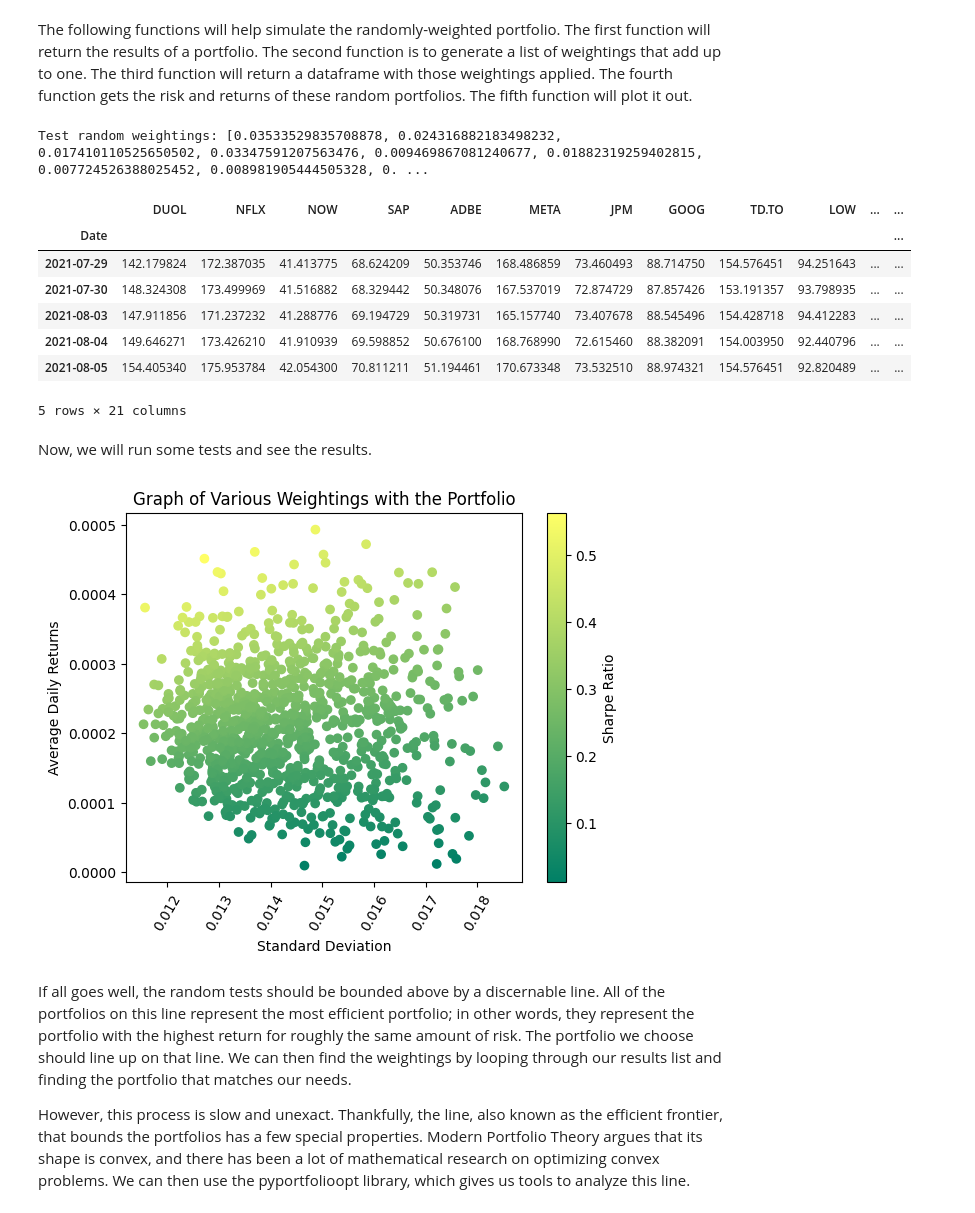
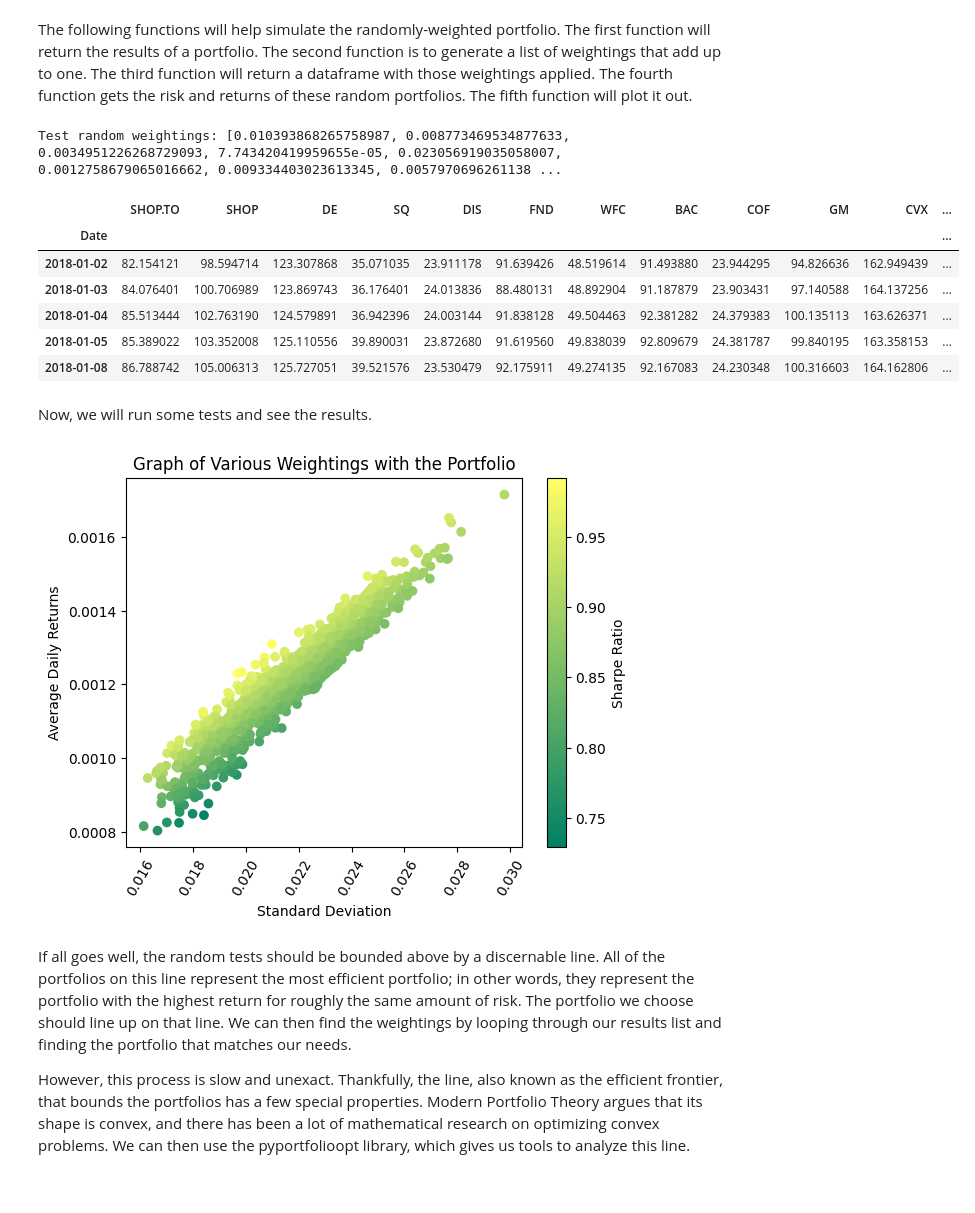
Before and after one commit to JasonLi14/Portfolio-Analyzer, a Jupyter notebook: Portfolio_Analyst.ipynb, the cells around one changed output. Cells and saved outputs as stored; diff of their text form; code cells hidden in the pictures.

```diff
--- a/Portfolio_Analyst.ipynb
+++ b/Portfolio_Analyst.ipynb
@@ -138,12 +141,12 @@ This function will the remaining stocks have enough history and also converts al
 Throughout the file, we will be using the following dates to gather data. You can change the range of history by changing the value of the variables below:
 # %%
 start = '2018-01-01'
-end = '2023-11-22'
-cutoff = '2023-01-04'
+end = '2024-11-29'
+cutoff = '2021-01-04'
 
-test_start = end
-test_end = "2024-11-29"
-cash = 2000
+test_start = "2023-11-29"
+test_end = "2024-12-02"
+cash = 1536.49
 # %% [markdown]
 The following function will retrieve close prices for specific stocks. We will call it to retrieve data for the valid stocks from Tickers.csv determined above.
 # %%
@@ -713,7 +715,7 @@ def applyWeightings(df: pd.DataFrame, weightings: list, investment: int) -> pd.D
     for column in df.columns.values:
         # find shares
         shares = investment / df[column].iloc[0]
-        df[column] *= shares * weightings[i]
+        df[column] = df[column] * shares * weightings[i]
         i = i + 1
     return df
 # Example
@@ -727,42 +729,41 @@ def simulateRandom(tests: int, stock_data: pd.DataFrame) -> Tuple[list, list, fl
     # Simulates tests amount of tests with random weightings
     stocks_amount = len(test_data.columns)
     results = [[], [], []]
     min_std = 1000  # We want to find the minimum and maximum standard deviations later
     max_std = -1000
     weighting_record = []
     for test in range(tests):  # simulate a set amount of tests
         weightings = getRandomWeightings(stocks_amount, 0.03)
         weighted_df = applyWeightings(test_data, weightings, cash)  # Find df with weightings
         avg_return, std = getPortfolioResults(weighted_df)  # Find metrics for performance
         results[0].append(avg_return)
         results[1].append(std)
         results[2].append(avg_return / std * (252 ** 0.5))
         min_std = min(std, min_std)
         max_std = max(std, max_std)
         weighting_record.append(weightings)
     return results, weighting_record, min_std, max_std
 
 
 def plotSimulation(results: list):
     x = results[1]  # Get the risk/standard deviation
     y = results[0]  # Get the return
     colors = results[2]  # Use Sharpe Ratio to determine color
     plt.scatter(x, y, c=colors, cmap='summer')
     plt.title("Graph of Various Weightings with the Portfolio")
     plt.xlabel("Standard Deviation")
     plt.xticks(rotation=60)
     plt.ylabel("Average Daily Returns")
     plt.colorbar(label="Sharpe Ratio")
 # %% [output]
-Test random weightings: [0.03533529835708878, 0.024316882183498232, 0.017410110525650502, 0.03347591207563476, 0.009469867081240677, 0.01882319259402815, 0.007724526388025452, 0.008981905444505328, 0. ...
+Test random weightings: [0.010393868265758987, 0.008773469534877633, 0.0034951226268729093, 7.743420419959655e-05, 0.023056919035058007, 0.0012758679065016662, 0.009334403023613345, 0.0057970696261138 ...
-|  | DUOL | NFLX | NOW | SAP | ADBE | META | JPM | GOOG | TD.TO | LOW | ... | ... |
+|  | SHOP.TO | SHOP | DE | SQ | DIS | FND | WFC | BAC | COF | GM | CVX | ... |
 | Date |  |  |  |  |  |  |  |  |  |  |  | ... |
-| 2021-07-29 | 142.179824 | 172.387035 | 41.413775 | 68.624209 | 50.353746 | 168.486859 | 73.460493 | 88.714750 | 154.576451 | 94.251643 | ... | ... |
-| 2021-07-30 | 148.324308 | 173.499969 | 41.516882 | 68.329442 | 50.348076 | 167.537019 | 72.874729 | 87.857426 | 153.191357 | 93.798935 | ... | ... |
-| 2021-08-03 | 147.911856 | 171.237232 | 41.288776 | 69.194729 | 50.319731 | 165.157740 | 73.407678 | 88.545496 | 154.428718 | 94.412283 | ... | ... |
-| 2021-08-04 | 149.646271 | 173.426210 | 41.910939 | 69.598852 | 50.676100 | 168.768990 | 72.615460 | 88.382091 | 154.003950 | 92.440796 | ... | ... |
-| 2021-08-05 | 154.405340 | 175.953784 | 42.054300 | 70.811211 | 51.194461 | 170.673348 | 73.532510 | 88.974321 | 154.576451 | 92.820489 | ... | ... |
+| 2018-01-02 | 82.154121 | 98.594714 | 123.307868 | 35.071035 | 23.911178 | 91.639426 | 48.519614 | 91.493880 | 23.944295 | 94.826636 | 162.949439 | ... |
+| 2018-01-03 | 84.076401 | 100.706989 | 123.869743 | 36.176401 | 24.013836 | 88.480131 | 48.892904 | 91.187879 | 23.903431 | 97.140588 | 164.137256 | ... |
+| 2018-01-04 | 85.513444 | 102.763190 | 124.579891 | 36.942396 | 24.003144 | 91.838128 | 49.504463 | 92.381282 | 24.379383 | 100.135113 | 163.626371 | ... |
+| 2018-01-05 | 85.389022 | 103.352008 | 125.110556 | 39.890031 | 23.872680 | 91.619560 | 49.838039 | 92.809679 | 24.381787 | 99.840195 | 163.358153 | ... |
+| 2018-01-08 | 86.788742 | 105.006313 | 125.727051 | 39.521576 | 23.530479 | 92.175911 | 49.274135 | 92.167083 | 24.230348 | 100.316603 | 164.162806 | ... |
-5 rows × 21 columns
 # %% [markdown]
 Now, we will run some tests and see the results.
 # %%
@@ -770,7 +771,7 @@ Now, we will run some tests and see the results.
 simulation_results, simulation_weights, min_risk, max_risk = simulateRandom(1000, close_prices.iloc[:, :5])
 plotSimulation(simulation_results)
 # %% [output]
-[figure, old version]
+[figure, new version]
 # %% [markdown]
 If all goes well, the random tests should be bounded above by a discernable line. All of the portfolios on this line represent the most efficient portfolio; in other words, they represent the portfolio with the highest return for roughly the same amount of risk. The portfolio we choose should line up on that line. We can then find the weightings by looping through our results list and finding the portfolio that matches our needs.
 
```
Also changed, not shown: parts of 20 cells of this notebook, 2 other files.
